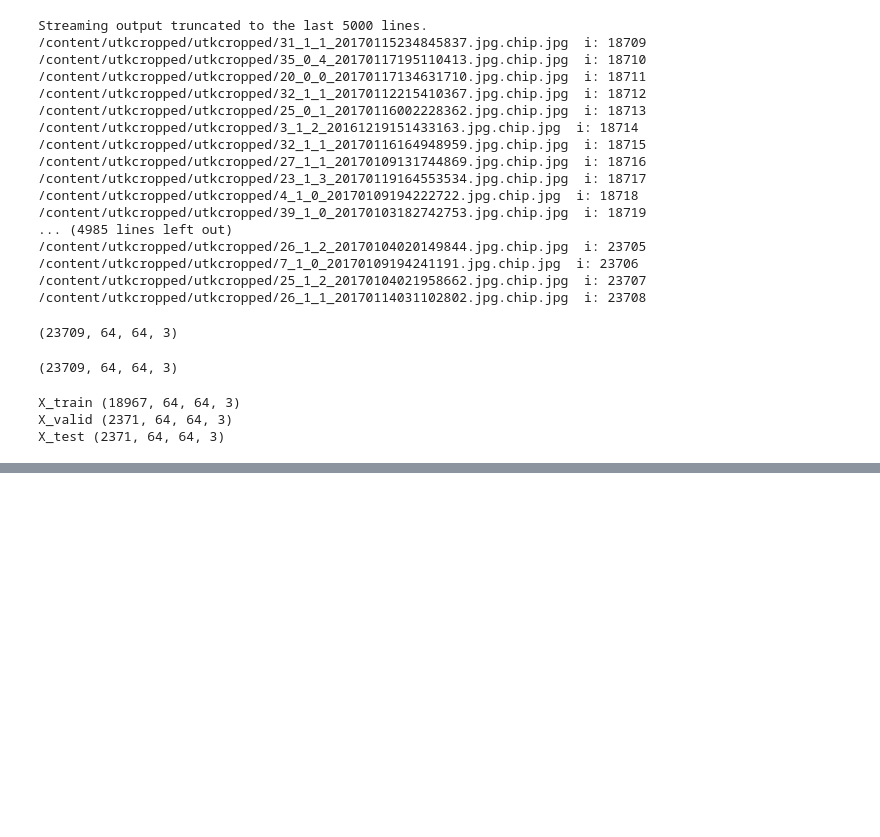
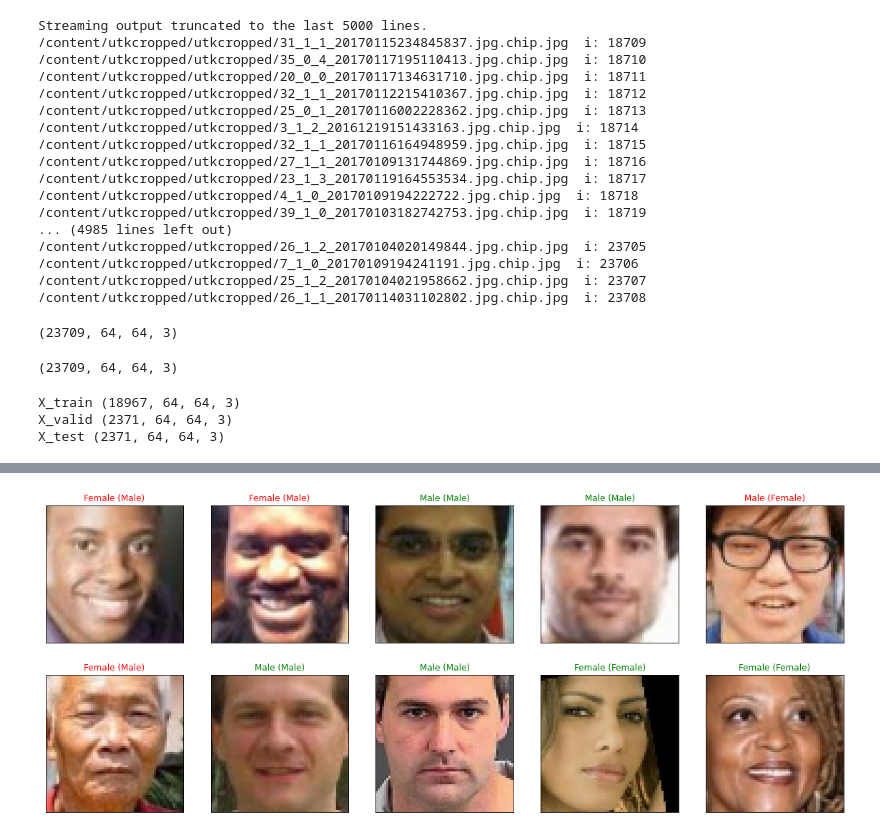
Before and after one commit to dk14-git/Gender-classification-bias, a Jupyter notebook: ACM_Gender_Classification.ipynb, the cells around one changed output, grey strips where cells are left out. Saved outputs shown, nothing was run; the diff lists cells and outputs as text; code cells hidden in the pictures; blank space fills up the shorter version.

```diff
--- a/ACM_Gender_Classification.ipynb
+++ b/ACM_Gender_Classification.ipynb
@@ -412,0 +440,20 @@ model.save('gender.h5')
+# %%
+labels =["Male","Female"]
+import matplotlib.pyplot as plt
+
+Y = efficientnet_model.predict(X_test)
+
+figure = plt.figure(figsize=(20, 8))
+for i, index in enumerate(np.random.choice(X_test.shape[0], size=10, replace=False)):
+    ax = figure.add_subplot(2, 5, i + 1, xticks=[], yticks=[])
+
+    ax.imshow(np.squeeze(X_test[index]))
+    predict_index = np.argmax(Y[index])
+    true_index = np.argmax(y_test[index])
+
+    ax.set_title("{} ({})".format(labels[predict_index],
+                                  labels[true_index]),
+                                  color=("green" if predict_index == true_index else "red"))
+plt.show()
+# %% [output]
+[figure, added]
```
Also changed, not shown: parts of 16 cells of this notebook.
